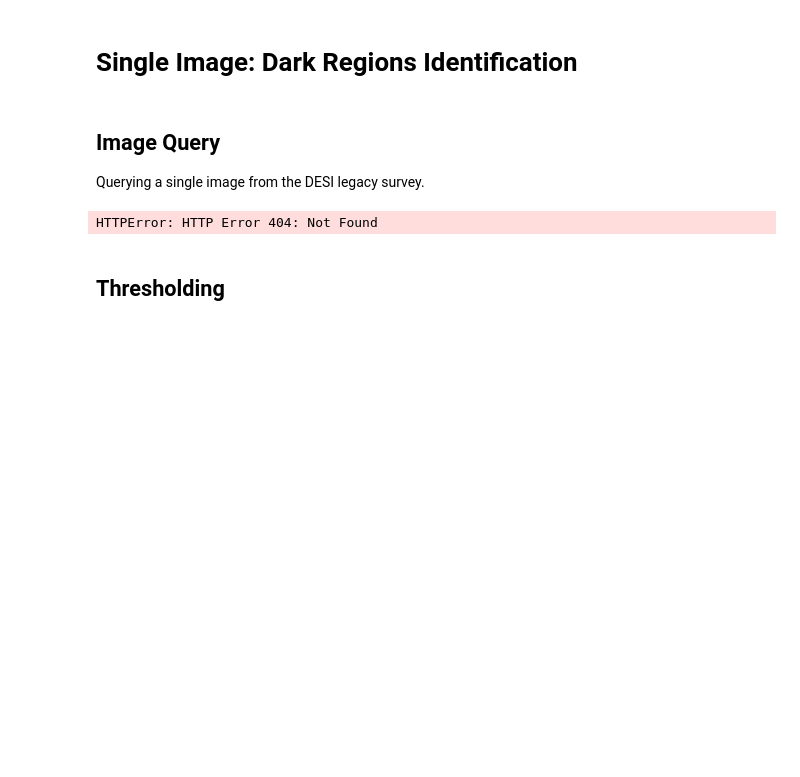
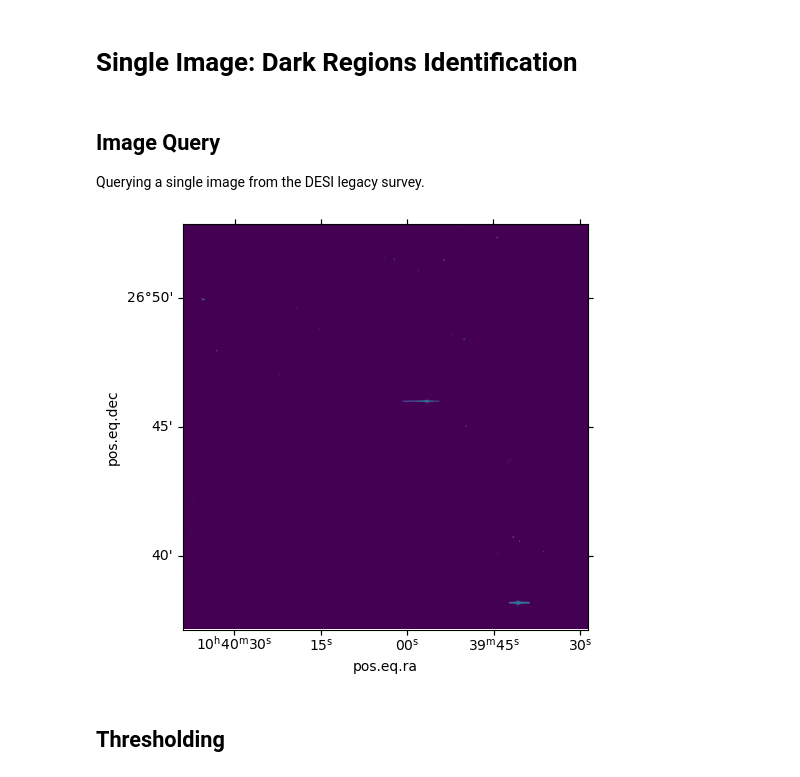
Before and after one commit to cyb0rb/WiFeS_Catalog, a Jupyter notebook: sep_to_dr.ipynb, the cells around one changed output. Saved outputs shown, nothing was run; the diff lists cells and outputs as text; code cells hidden in the pictures; blank space fills up the shorter version.

Commit message:
new brick

```diff
--- a/sep_to_dr.ipynb
+++ b/sep_to_dr.ipynb
@@ -12,29 +12,29 @@ Querying a single image from the DESI legacy survey.
 # %%
 url = "https://portal.nersc.gov/cfs/cosmo/data/legacysurvey/dr10/south/coadd/"
 # brick = "0001m002"
 #brick = "2139p192"
-brick="3000m040"
+brick="1600p267"
 filters = "g"
 image_string = url + f"{brick[0:3]}/{brick}/legacysurvey-{brick}-image-{filters}.fits.fz"
 #print(image_string)
 
 test_image = fits.open(image_string)
 #print(test_image.info())
 #print(repr(test_image[1].header))
 
 wcs = WCS(test_image[1].header)
 
 zimage = test_image[1].data
 
 fig = plt.figure()
 ax = plt.subplot(111, projection=wcs)
 lon = ax.coords['ra']
 lat = ax.coords['dec']
 ax.imshow(zimage, norm='linear')
 
 plt.tight_layout()
 # %% [output]
-HTTPError: HTTP Error 404: Not Found
+[figure, added]
 # %% [markdown]
 ## Thresholding
 # %% [markdown]
```
